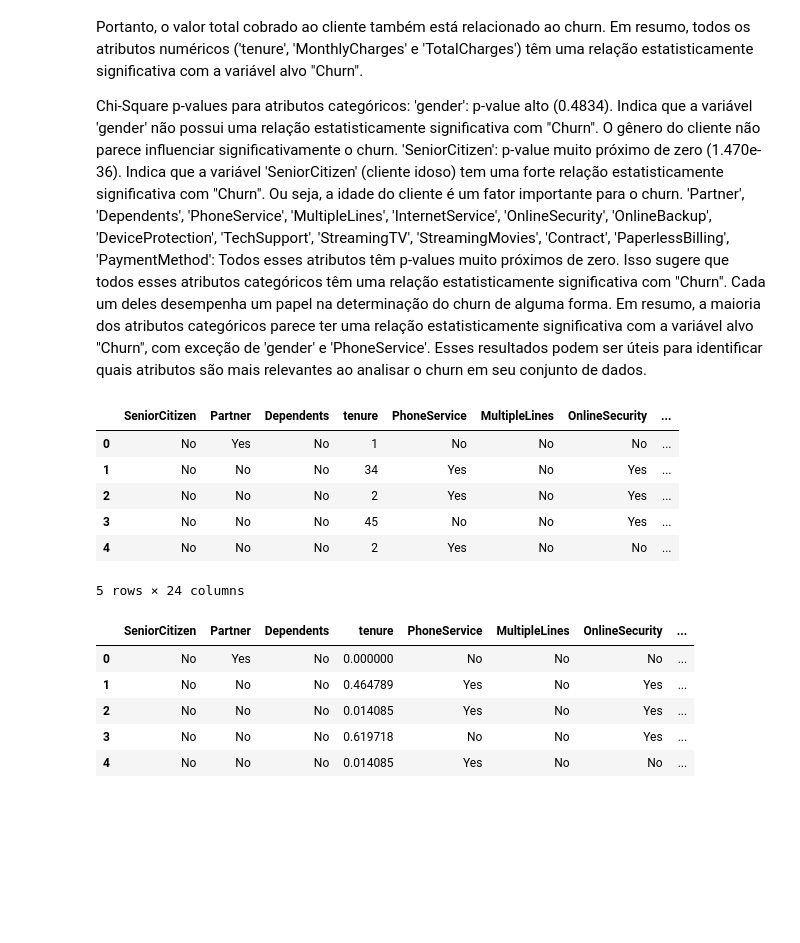
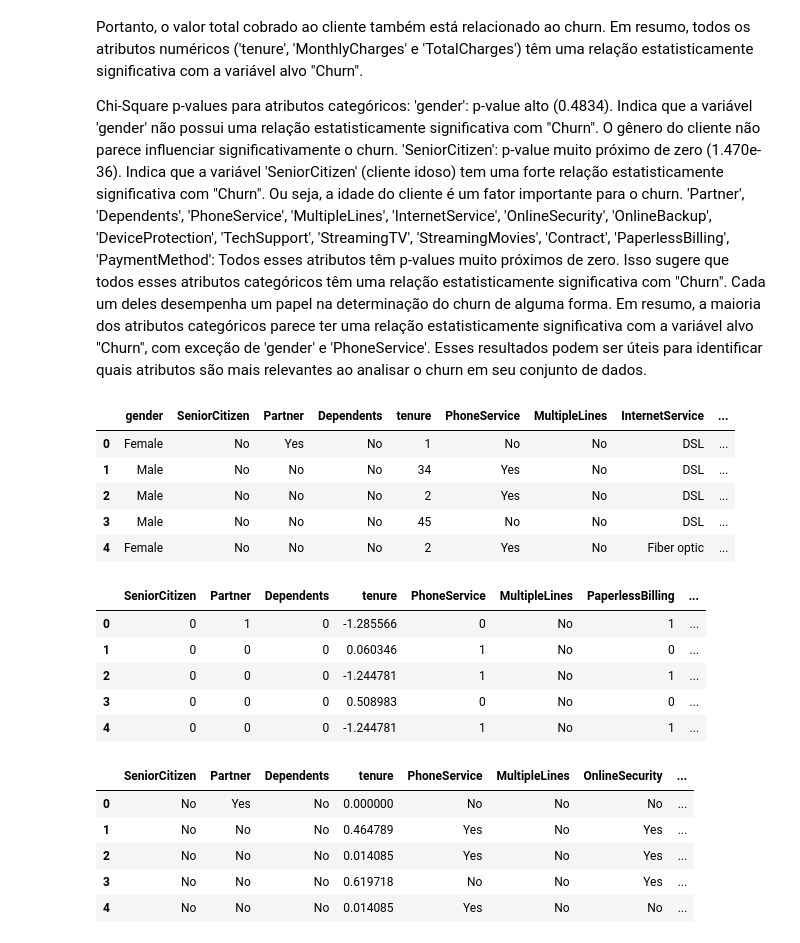
Before and after one commit to tassiogomes/MINDD-ISEP, a Jupyter notebook: MINDD_PL03.ipynb, the cells around one changed output. Drawn from its saved outputs; the diff is of its cells as text; code cells hidden in the pictures; blank space fills up the shorter version.

```diff
--- a/MINDD_PL03.ipynb
+++ b/MINDD_PL03.ipynb
@@ -194,13 +246,22 @@ Chi-Square p-values para atributos categóricos:
 'SeniorCitizen': p-value muito próximo de zero (1.470e-36). Indica que a variável 'SeniorCitizen' (cliente idoso) tem uma forte relação estatisticamente significativa com "Churn". Ou seja, a idade do cliente é um fator importante para o churn.
 'Partner', 'Dependents', 'PhoneService', 'MultipleLines', 'InternetService', 'OnlineSecurity', 'OnlineBackup', 'DeviceProtection', 'TechSupport', 'StreamingTV', 'StreamingMovies', 'Contract', 'PaperlessBilling', 'PaymentMethod': Todos esses atributos têm p-values muito próximos de zero. Isso sugere que todos esses atributos categóricos têm uma relação estatisticamente significativa com "Churn". Cada um deles desempenha um papel na determinação do churn de alguma forma.
 Em resumo, a maioria dos atributos categóricos parece ter uma relação estatisticamente significativa com a variável alvo "Churn", com exceção de 'gender' e 'PhoneService'. Esses resultados podem ser úteis para identificar quais atributos são mais relevantes ao analisar o churn em seu conjunto de dados.
+# %%
+df.head()
+# %% [output]
+|  | gender | SeniorCitizen | Partner | Dependents | tenure | PhoneService | MultipleLines | InternetService | ... |
+| 0 | Female | No | Yes | No | 1 | No | No | DSL | ... |
+| 1 | Male | No | No | No | 34 | Yes | No | DSL | ... |
+| 2 | Male | No | No | No | 2 | Yes | No | DSL | ... |
+| 3 | Male | No | No | No | 45 | No | No | DSL | ... |
+| 4 | Female | No | No | No | 2 | Yes | No | Fiber optic | ... |
 # %%
 # Selecionar todas as colunas categoricas, até as yes/no e converter para numericas pois Knearest so aceita numericas
 # as que sao yes/no nao precisam de uma coluna a parte, pode substituir nela mesma
 
 
 # Selecione as colunas categóricas que precisam de codificação one-hot
-categorical_columns = ['gender', 'SeniorCitizen', 'Partner', 'Dependents', 'PhoneService', 'MultipleLines', 'InternetService', 'OnlineSecurity', 'OnlineBackup', 'DeviceProtection', 'TechSupport', 'StreamingTV', 'StreamingMovies', 'Contract', 'PaperlessBilling', 'PaymentMethod', 'MonthlyCharges' ]['tenure',', , 'TotalCharges', 'Churn']
+categorical_columns = ['gender', 'SeniorCitizen', 'Partner', 'Dependents', 'PhoneService', 'MultipleLines', 'InternetService', 'OnlineSecurity', 'OnlineBackup', 'DeviceProtection', 'TechSupport', 'StreamingTV', 'StreamingMovies', 'Contract', 'PaperlessBilling', 'PaymentMethod', 'MonthlyCharges']
 
 # Aplique a codificação one-hot (dummy encoding) para as colunas categóricas selecionadas
 df = pd.get_dummies(df, columns=categorical_columns, drop_first=True)
@@ -212,16 +273,35 @@ X = df.drop('Churn', axis=1)
 y = df['Churn']
 
 # Agora você pode prosseguir com a divisão em conjuntos de treinamento e teste e treinar seu modelo KNeighborsClassifier como mencionado anteriormente.
-# %%
-df.head(5)
-# %% [output]
-|  | SeniorCitizen | Partner | Dependents | tenure | PhoneService | MultipleLines | OnlineSecurity | ... |
-| 0 | No | Yes | No | 1 | No | No | No | ... |
-| 1 | No | No | No | 34 | Yes | No | Yes | ... |
-| 2 | No | No | No | 2 | Yes | No | Yes | ... |
-| 3 | No | No | No | 45 | No | No | Yes | ... |
-| 4 | No | No | No | 2 | Yes | No | No | ... |
-5 rows × 24 columns
+# %%
+from sklearn.preprocessing import StandardScaler
+
+# Converter variáveis categóricas binárias para numéricas (por exemplo, 'Yes' -> 1, 'No' -> 0)
+binary_categoricals = ['SeniorCitizen', 'Partner', 'Dependents', 'PhoneService', 'MultipleLines', 'PaperlessBilling']
+df[binary_categoricals] = df[binary_categoricals].apply(lambda x: x.map({'Yes': 1, 'No': 0}))
+
+# Aplicar codificação one-hot para as variáveis categóricas não binárias
+categoricals_to_encode = ['gender', 'InternetService', 'OnlineSecurity', 'OnlineBackup', 'DeviceProtection', 'TechSupport', 'StreamingTV', 'StreamingMovies', 'Contract', 'PaymentMethod']
+df_encoded = pd.get_dummies(df, columns=categoricals_to_encode)
+
+# Selecionar atributos numéricos para normalização
+numeric_attributes_to_normalize = ['tenure', 'MonthlyCharges', 'TotalCharges']
+
+# Instanciar o objeto StandardScaler
+scaler = StandardScaler()
+
+# Ajustar o scaler aos dados e transformar os atributos
+df_encoded[numeric_attributes_to_normalize] = scaler.fit_transform(df_encoded[numeric_attributes_to_normalize])
+# %%
+pd.options.display.max_columns = None
+df_encoded.head()
+# %% [output]
+|  | SeniorCitizen | Partner | Dependents | tenure | PhoneService | MultipleLines | PaperlessBilling | ... |
+| 0 | 0 | 1 | 0 | -1.285566 | 0 | No | 1 | ... |
+| 1 | 0 | 0 | 0 | 0.060346 | 1 | No | 0 | ... |
+| 2 | 0 | 0 | 0 | -1.244781 | 1 | No | 1 | ... |
+| 3 | 0 | 0 | 0 | 0.508983 | 0 | No | 0 | ... |
+| 4 | 0 | 0 | 0 | -1.244781 | 1 | No | 1 | ... |
 # %%
 # 6. The K-nearest-Neighbours is an algorithm that relies on the calculation of distances between the values of the attributes,
 # so some transformations to the data are needed:
```
Also changed, not shown: parts of 10 cells of this notebook.
